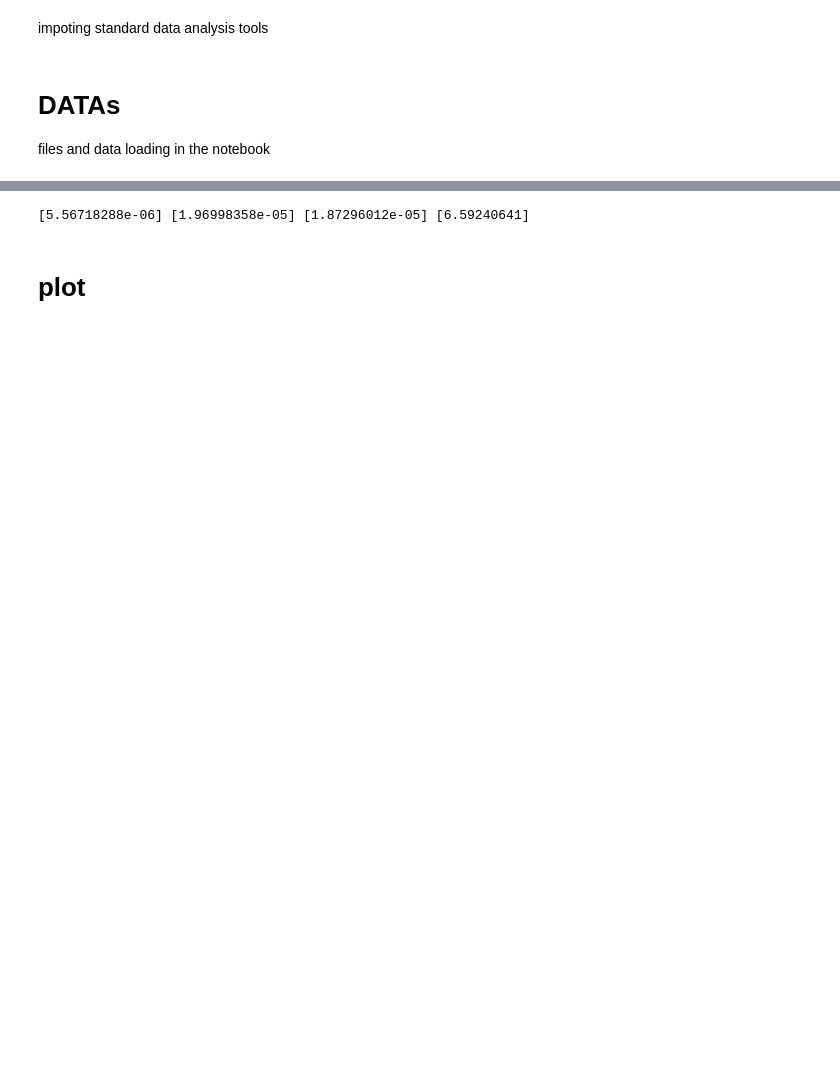
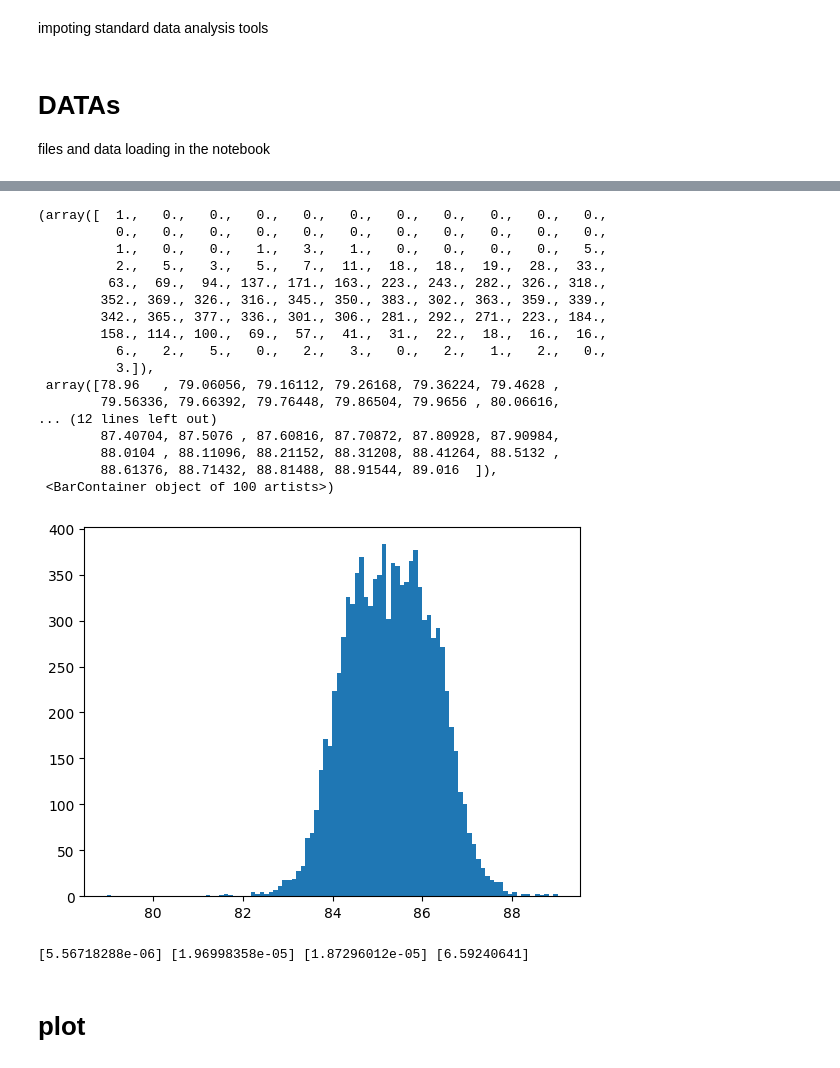
Before and after one commit to vijaypanchalr3/prosus, a Jupyter notebook: src/analysis/analysis.ipynb, the cells around one changed output, grey strips where cells are left out. Cells and saved outputs as stored; diff of their text form; code cells hidden in the pictures; blank space fills up the shorter version.

```diff
--- a/src/analysis/analysis.ipynb
+++ b/src/analysis/analysis.ipynb
@@ -27,3 +50,24 @@ header = data.header
+# %%
+plt.hist(arrays_s1[3],bins=100)
+# %% [output]
+(array([  1.,   0.,   0.,   0.,   0.,   0.,   0.,   0.,   0.,   0.,   0.,
+          0.,   0.,   0.,   0.,   0.,   0.,   0.,   0.,   0.,   0.,   0.,
+          1.,   0.,   0.,   1.,   3.,   1.,   0.,   0.,   0.,   0.,   5.,
+          2.,   5.,   3.,   5.,   7.,  11.,  18.,  18.,  19.,  28.,  33.,
+         63.,  69.,  94., 137., 171., 163., 223., 243., 282., 326., 318.,
+        352., 369., 326., 316., 345., 350., 383., 302., 363., 359., 339.,
+        342., 365., 377., 336., 301., 306., 281., 292., 271., 223., 184.,
+        158., 114., 100.,  69.,  57.,  41.,  31.,  22.,  18.,  16.,  16.,
+          6.,   2.,   5.,   0.,   2.,   3.,   0.,   2.,   1.,   2.,   0.,
+          3.]),
+ array([78.96   , 79.06056, 79.16112, 79.26168, 79.36224, 79.4628 ,
+        79.56336, 79.66392, 79.76448, 79.86504, 79.9656 , 80.06616,
+... (12 lines left out)
+        87.40704, 87.5076 , 87.60816, 87.70872, 87.80928, 87.90984,
+        88.0104 , 88.11096, 88.21152, 88.31208, 88.41264, 88.5132 ,
+        88.61376, 88.71432, 88.81488, 88.91544, 89.016  ]),
+ <BarContainer object of 100 artists>)
+[figure, added]
 # %%
 def mean(array):
     count =0
```
Also changed, not shown: parts of 7 cells of this notebook, 16 other files.
